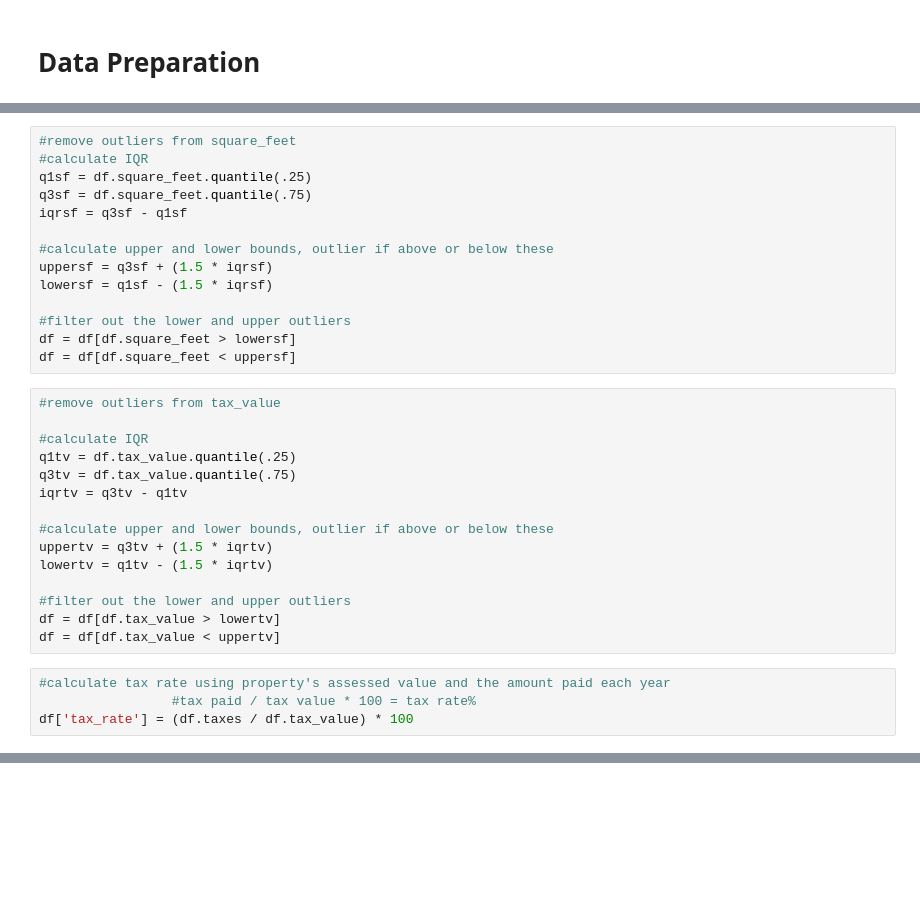
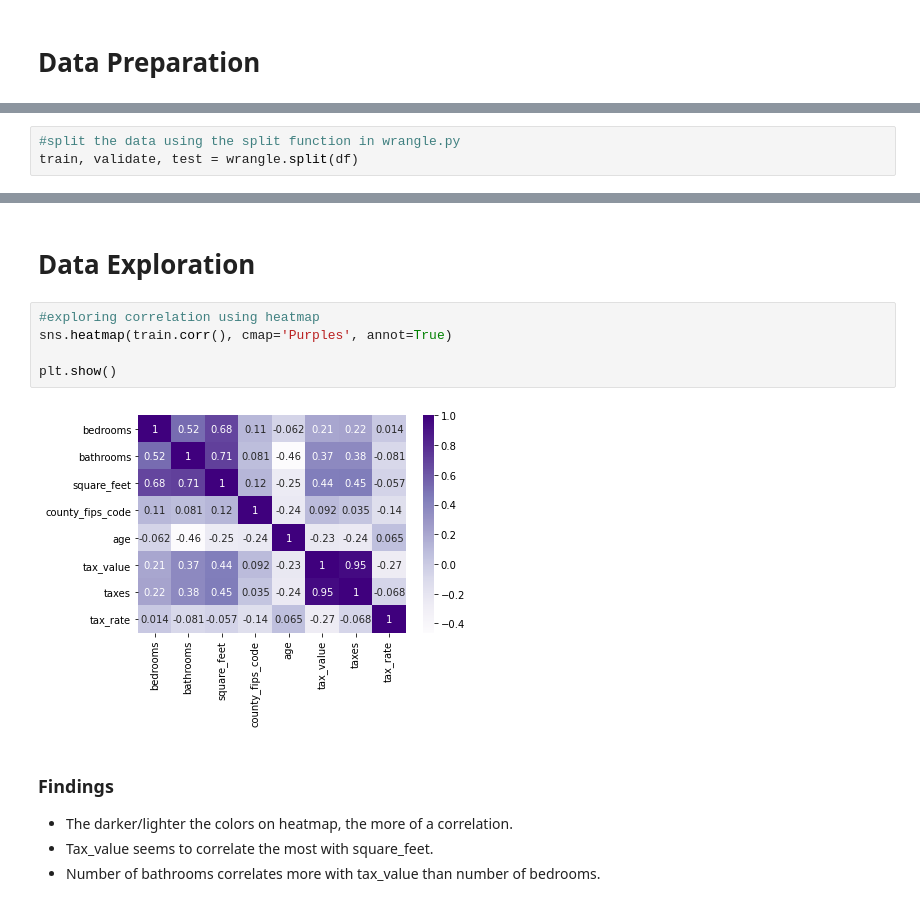
Before and after one commit to aliciag92/regression-project, a Jupyter notebook: zillow-report.ipynb, the cells around one changed output, grey strips where cells are left out. Saved outputs shown, nothing was run; the diff lists cells and outputs as text; blank space fills up the shorter version.

```diff
--- a/zillow-report.ipynb
+++ b/zillow-report.ipynb
@@ -203,33 +201,0 @@ df.tax_value = df.tax_value.astype('int64')
-# %%
-#remove outliers from square_feet
-#calculate IQR
-q1sf = df.square_feet.quantile(.25)
-q3sf = df.square_feet.quantile(.75)
-iqrsf = q3sf - q1sf
-
-#calculate upper and lower bounds, outlier if above or below these
-uppersf = q3sf + (1.5 * iqrsf)
-lowersf = q1sf - (1.5 * iqrsf)
-
-#filter out the lower and upper outliers
-df = df[df.square_feet > lowersf]
-df = df[df.square_feet < uppersf]
-# %%
-#remove outliers from tax_value
-
-#calculate IQR
-q1tv = df.tax_value.quantile(.25)
-q3tv = df.tax_value.quantile(.75)
-iqrtv = q3tv - q1tv
-
-#calculate upper and lower bounds, outlier if above or below these
-uppertv = q3tv + (1.5 * iqrtv)
-lowertv = q1tv - (1.5 * iqrtv)
-
-#filter out the lower and upper outliers
-df = df[df.tax_value > lowertv]
-df = df[df.tax_value < uppertv]
-# %%
-#calculate tax rate using property's assessed value and the amount paid each year
-                 #tax paid / tax value * 100 = tax rate%
-df['tax_rate'] = (df.taxes / df.tax_value) * 100
@@ -245,0 +206,3 @@ df.head()
+# %%
+#split the data using the split function in wrangle.py
+train, validate, test = wrangle.split(df)
@@ -245,0 +260,14 @@ df.head()
+# %% [markdown]
+# Data Exploration
+# %%
+#exploring correlation using heatmap
+sns.heatmap(train.corr(), cmap='Purples', annot=True)
+
+plt.show()
+# %% [output]
+[figure, added]
+# %% [markdown]
+### Findings
+- The darker/lighter the colors on heatmap, the more of a correlation.
+- Tax_value seems to correlate the most with square_feet.
+- Number of bathrooms correlates more with tax_value than number of bedrooms.
```
Also changed, not shown: parts of 64 cells of this notebook, 1 other file.
